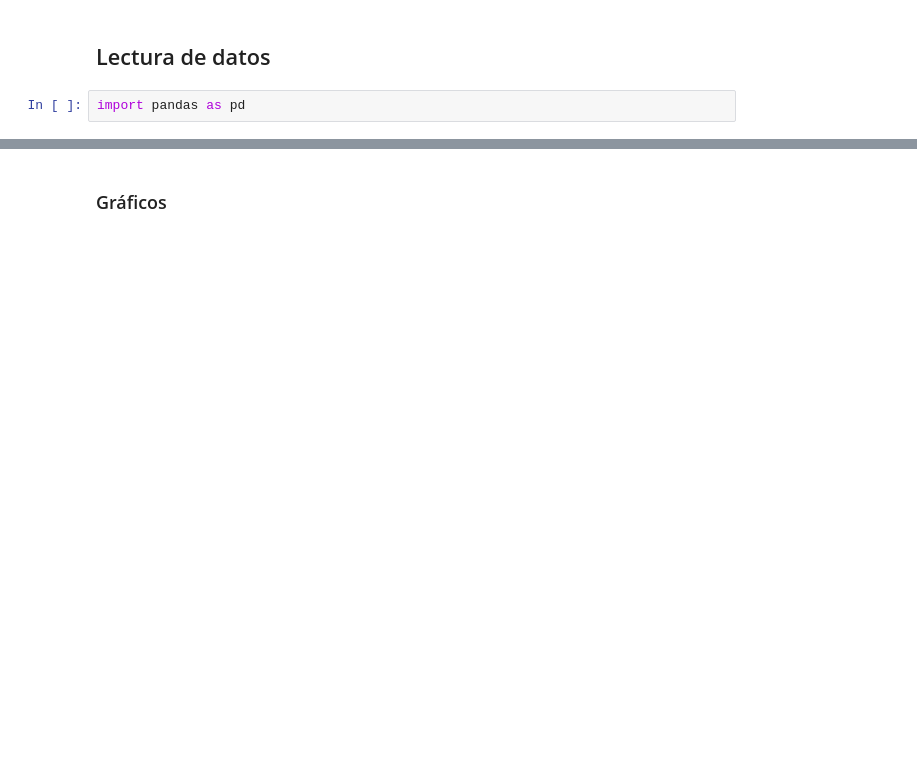
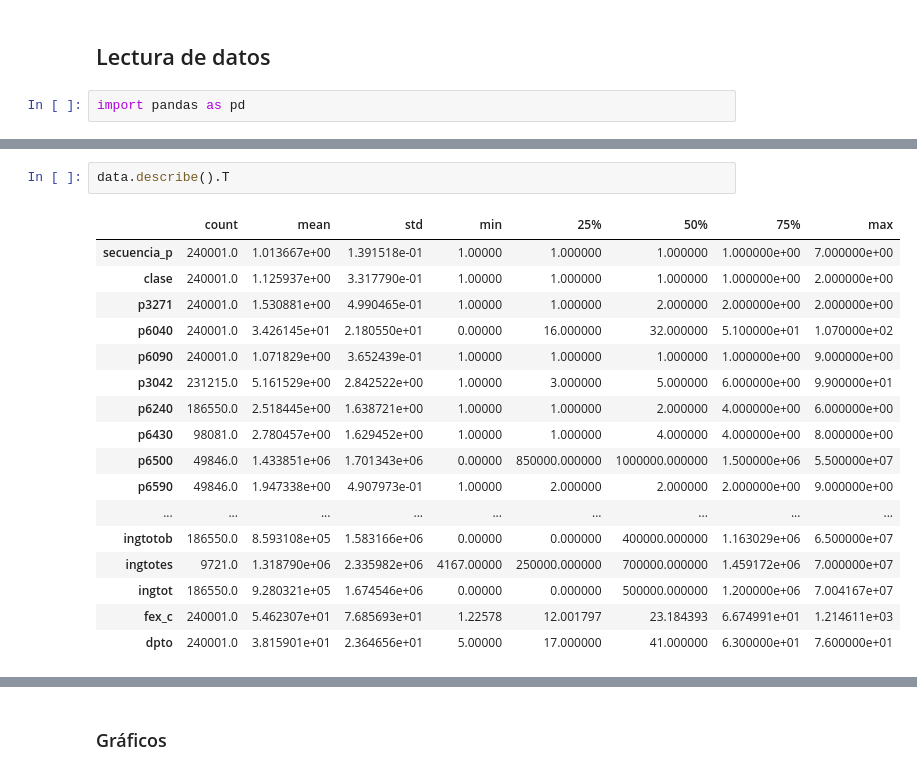
Before and after one commit to camilaleniss/miad-g8-project, a Jupyter notebook: Entrega_1_Exploracion_datos.ipynb, the cells around one changed output, grey strips where cells are left out. Cells and saved outputs as stored; diff of their text form; blank space fills up the shorter version.

```diff
--- a/Entrega_1_Exploracion_datos.ipynb
+++ b/Entrega_1_Exploracion_datos.ipynb
@@ -220 +291,21 @@ dtype: int64
+# %%
+data.describe().T
+# %% [output]
+|  | count | mean | std | min | 25% | 50% | 75% | max |
+| secuencia_p | 240001.0 | 1.013667e+00 | 1.391518e-01 | 1.00000 | 1.000000 | 1.000000 | 1.000000e+00 | 7.000000e+00 |
+| clase | 240001.0 | 1.125937e+00 | 3.317790e-01 | 1.00000 | 1.000000 | 1.000000 | 1.000000e+00 | 2.000000e+00 |
+| p3271 | 240001.0 | 1.530881e+00 | 4.990465e-01 | 1.00000 | 1.000000 | 2.000000 | 2.000000e+00 | 2.000000e+00 |
+| p6040 | 240001.0 | 3.426145e+01 | 2.180550e+01 | 0.00000 | 16.000000 | 32.000000 | 5.100000e+01 | 1.070000e+02 |
+| p6090 | 240001.0 | 1.071829e+00 | 3.652439e-01 | 1.00000 | 1.000000 | 1.000000 | 1.000000e+00 | 9.000000e+00 |
+| p3042 | 231215.0 | 5.161529e+00 | 2.842522e+00 | 1.00000 | 3.000000 | 5.000000 | 6.000000e+00 | 9.900000e+01 |
+| p6240 | 186550.0 | 2.518445e+00 | 1.638721e+00 | 1.00000 | 1.000000 | 2.000000 | 4.000000e+00 | 6.000000e+00 |
+| p6430 | 98081.0 | 2.780457e+00 | 1.629452e+00 | 1.00000 | 1.000000 | 4.000000 | 4.000000e+00 | 8.000000e+00 |
+| p6500 | 49846.0 | 1.433851e+06 | 1.701343e+06 | 0.00000 | 850000.000000 | 1000000.000000 | 1.500000e+06 | 5.500000e+07 |
+| p6590 | 49846.0 | 1.947338e+00 | 4.907973e-01 | 1.00000 | 2.000000 | 2.000000 | 2.000000e+00 | 9.000000e+00 |
+| ... | ... | ... | ... | ... | ... | ... | ... | ... |
+| ingtotob | 186550.0 | 8.593108e+05 | 1.583166e+06 | 0.00000 | 0.000000 | 400000.000000 | 1.163029e+06 | 6.500000e+07 |
+| ingtotes | 9721.0 | 1.318790e+06 | 2.335982e+06 | 4167.00000 | 250000.000000 | 700000.000000 | 1.459172e+06 | 7.000000e+07 |
+| ingtot | 186550.0 | 9.280321e+05 | 1.674546e+06 | 0.00000 | 0.000000 | 500000.000000 | 1.200000e+06 | 7.004167e+07 |
+| fex_c | 240001.0 | 5.462307e+01 | 7.685693e+01 | 1.22578 | 12.001797 | 23.184393 | 6.674991e+01 | 1.214611e+03 |
+| dpto | 240001.0 | 3.815901e+01 | 2.364656e+01 | 5.00000 | 17.000000 | 41.000000 | 6.300000e+01 | 7.600000e+01 |
 # %% [markdown]
```
Also changed, not shown: parts of 24 cells of this notebook, 1 other file.
